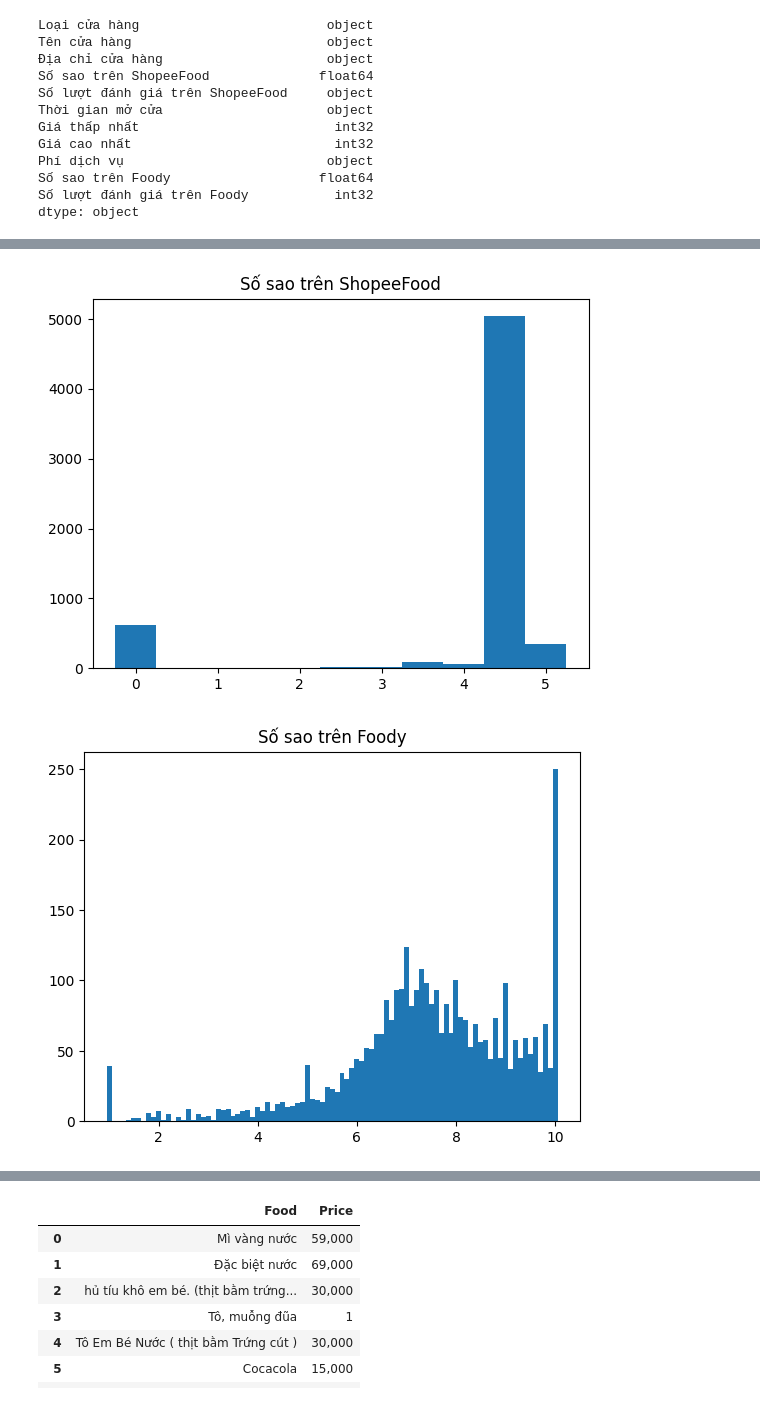
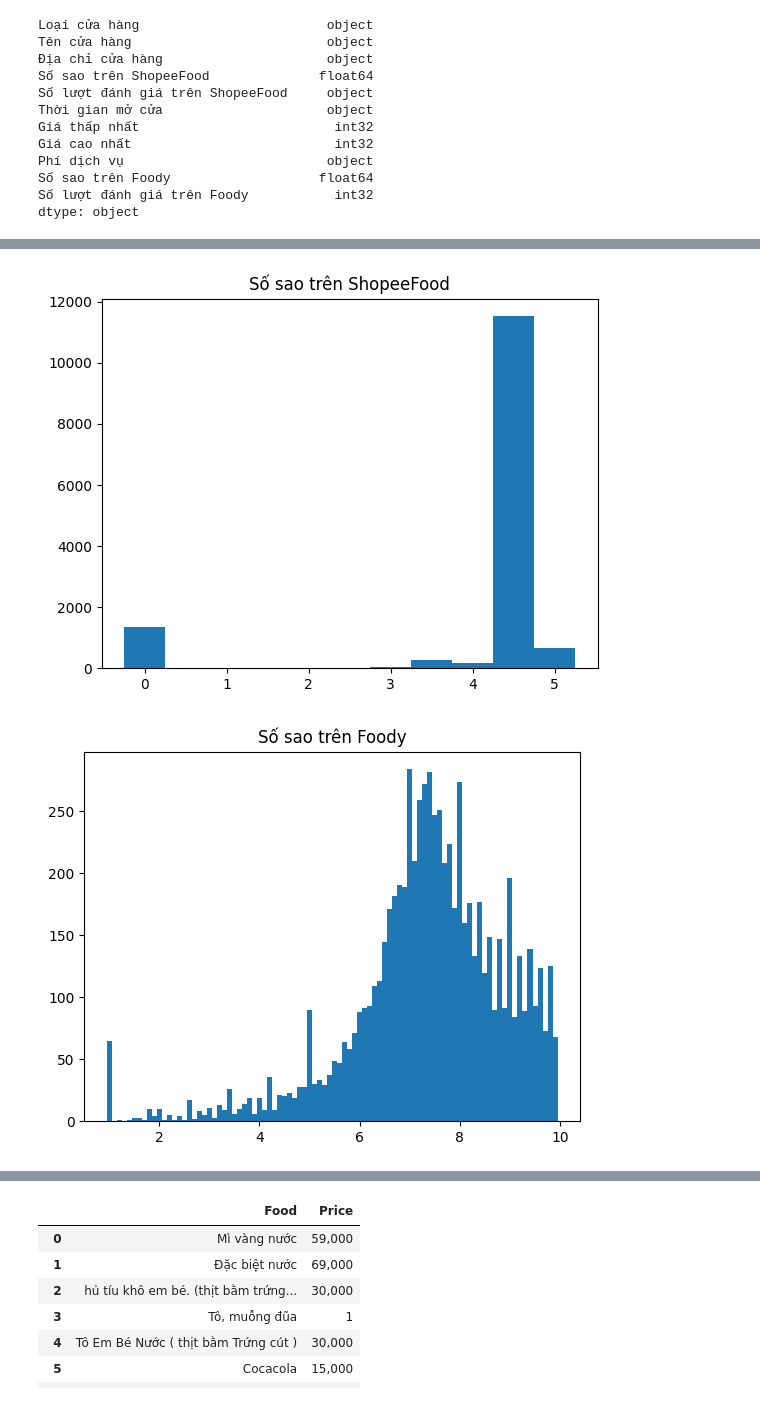
Before and after one commit to LonggConn/369_UDPTDLTM, a Jupyter notebook: Basic Visualization.ipynb, the cells around one changed output, grey strips where cells are left out. Saved outputs shown, nothing was run; the diff lists cells and outputs as text; code cells hidden in the pictures.

```diff
--- a/Basic Visualization.ipynb
+++ b/Basic Visualization.ipynb
@@ -9,13 +9,25 @@ df_1_n = pd.read_csv('./Data/shopeefood_store_1_n.txt', sep="\t")
 df_2 = pd.read_csv('./Data/shopeefood_store_2.txt', sep="\t")
 df_3 = pd.read_csv('./Data/shopeefood_store_3.txt', sep="\t")
 df_4 = pd.read_csv('./Data/shopeefood_store_4.txt', sep="\t")
+df_4_d = pd.read_csv('./Data/shopeefood_store_4_d.txt', sep="\t")
 df_5 = pd.read_csv('./Data/shopeefood_store_5.txt', sep="\t")
 df_6_n = pd.read_csv('./Data/shopeefood_store_6_n.txt', sep="\t")
 df_7_n = pd.read_csv('./Data/shopeefood_store_7_n.txt', sep="\t")
-df_8 = pd.read_csv('./Data/shopeefood_store_8.txt', sep="\t")
 df_8_n = pd.read_csv('./Data/shopeefood_store_8_n.txt', sep="\t")
+df_8_d = pd.read_csv('./Data/shopeefood_store_8_d.txt', sep="\t")
+df_9_n = pd.read_csv('./Data/shopeefood_store_9_n.txt', sep="\t")
+df_10_d = pd.read_csv('./Data/shopeefood_store_10_d.txt', sep="\t")
+df_11_d = pd.read_csv('./Data/shopeefood_store_11_d.txt', sep="\t")
+df_12_d = pd.read_csv('./Data/shopeefood_store_12_d.txt', sep="\t")
+df_12_n = pd.read_csv('./Data/shopeefood_store_12_n.txt', sep="\t")
+df_13_d = pd.read_csv('./Data/shopeefood_store_13_d.txt', sep="\t")
+df_13_n = pd.read_csv('./Data/shopeefood_store_13_n.txt', sep="\t")
+df_14_d = pd.read_csv('./Data/shopeefood_store_14_d.txt', sep="\t")
+df_15_d = pd.read_csv('./Data/shopeefood_store_15_d.txt', sep="\t")
+df_15_n = pd.read_csv('./Data/shopeefood_store_15_n.txt', sep="\t")
+df_16_n = pd.read_csv('./Data/shopeefood_store_16_n.txt', sep="\t")
 # %%
-frames = [df_1, df_1_n, df_2, df_3, df_4, df_5, df_6_n, df_7_n, df_8, df_8_n]
+frames = [df_1, df_1_n, df_2, df_3, df_4, df_4_d, df_5, df_6_n, df_7_n, df_8_d, df_8_n, df_9_n, df_10_d, df_11_d, df_12_d, df_12_n, df_13_d, df_13_n, df_14_d, df_15_d, df_15_n, df_16_n]
 df = pd.concat(frames)
 df.drop_duplicates(subset = ['Tên cửa hàng'],inplace = True)
 df.reset_index(drop = True, inplace = True)
@@ -157,15 +163,15 @@ plt.bar(df['Số sao trên ShopeeFood'].value_counts().index, df['Số sao trên
 plt.title('Số sao trên ShopeeFood')
 plt.show()
 # %% [output]
-[figure, old version]
+[figure, new version]
 # %%
 f_star = df['Số sao trên Foody']
-f_star.replace(0, np.nan, inplace = True)
+f_star.replace([0, 10], np.nan, inplace = True)
 plt.bar(f_star.value_counts().index, f_star.value_counts().values, width = 0.1)
 plt.title('Số sao trên Foody')
 plt.show()
 # %% [output]
-[figure, old version]
+[figure, new version]
 # %%
 #Số lượt đánh giá trên Foody
 f_rev = df['Số lượt đánh giá trên Foody']
```
Also changed, not shown: parts of 10 cells of this notebook, 1 other file.
